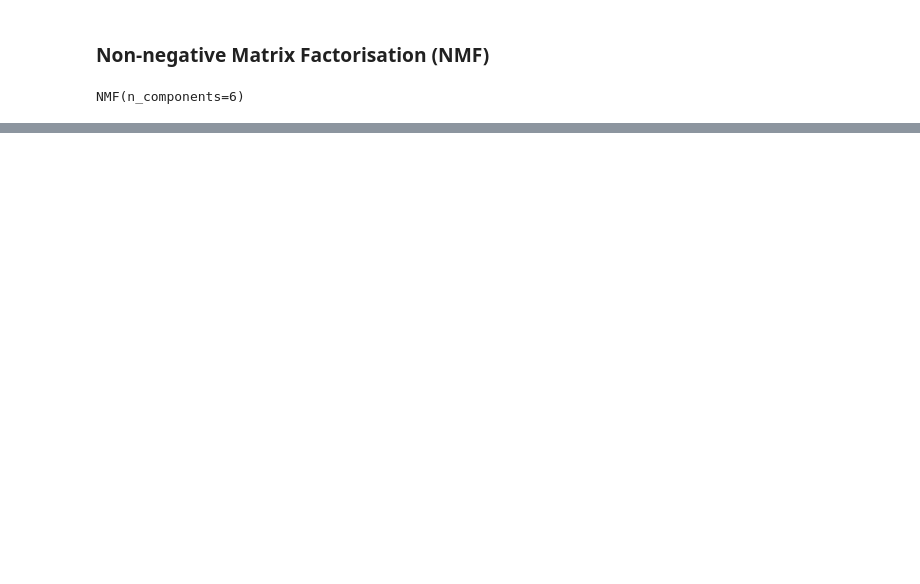
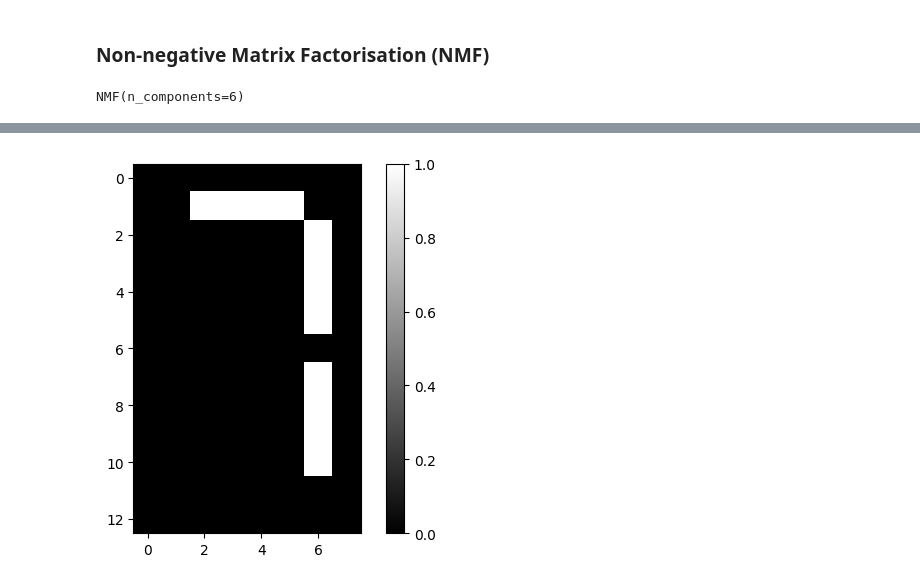
Before and after one commit to AmbassadorOTU/machine-learning, a Jupyter notebook: unsupervised_learning/wikipedia.ipynb, the cells around one changed output, grey strips where cells are left out. Saved outputs shown, nothing was run; the diff lists cells and outputs as text; code cells hidden in the pictures; blank space fills up the shorter version.

```diff
--- a/unsupervised_learning/wikipedia.ipynb
+++ b/unsupervised_learning/wikipedia.ipynb
@@ -172,0 +200,10 @@ words
+# %%
+sample = [0., 0., 0., 0., 0., 0., 0., 0., 0., 0., 1., 1., 1., 1., 0., 0., 0., 0., 0., 0., 0., 0., 1., 0.,
+ 0., 0., 0., 0., 0., 0., 1., 0., 0., 0., 0., 0., 0., 0., 1., 0., 0., 0., 0., 0., 0., 0., 1., 0.,
+ 0., 0., 0., 0., 0., 0., 0., 0., 0., 0., 0., 0., 0., 0., 1., 0., 0., 0., 0., 0., 0., 0., 1., 0.,
+ 0., 0., 0., 0., 0., 0., 1., 0., 0., 0., 0., 0., 0., 0., 1., 0., 0., 0., 0., 0., 0., 0., 0., 0.,
+ 0., 0., 0., 0., 0., 0., 0., 0.]
+
+sample = np.array(sample)
+bitmap = sample.reshape(13, 8)
+bitmap
@@ -172,0 +224,6 @@ words
+# %%
+plt.imshow(bitmap, cmap='gray', interpolation='nearest')
+plt.colorbar()
+plt.show()
+# %% [output]
+[figure, added]
```
Also changed, not shown: parts of 17 cells of this notebook, 1 other file.
